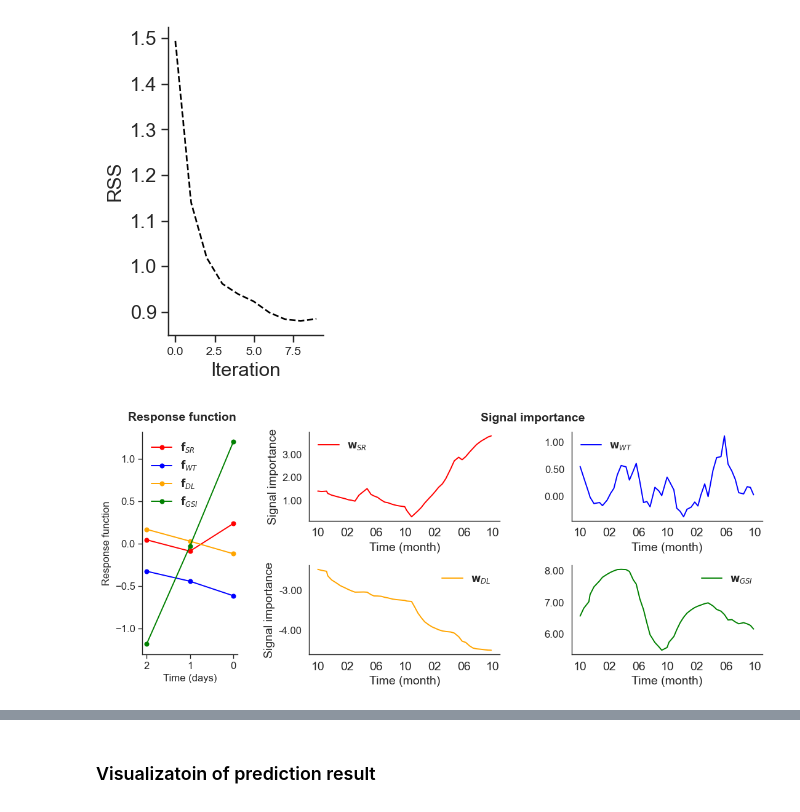
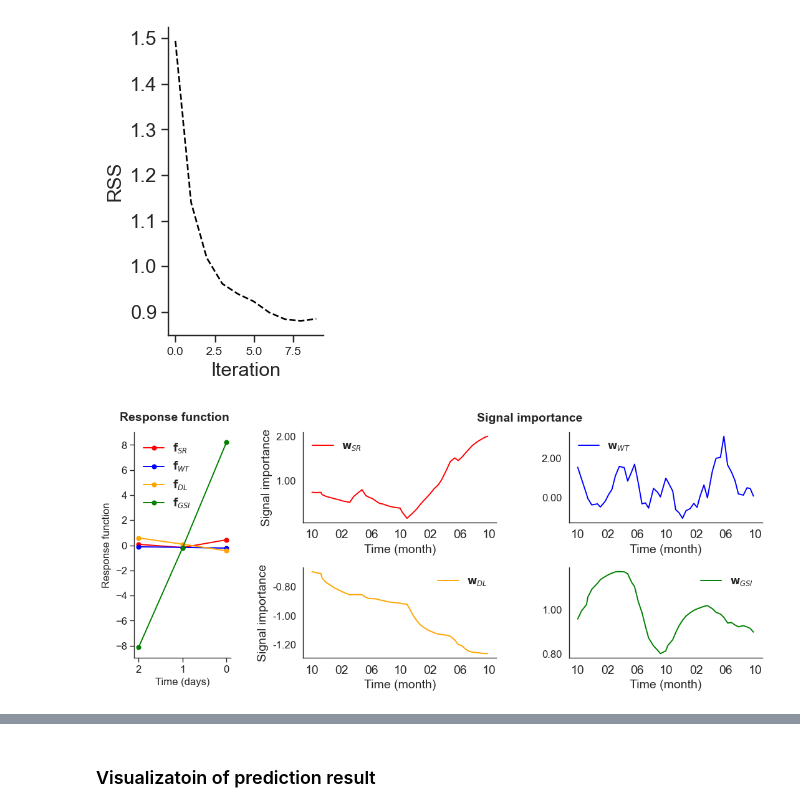
Before and after one commit to itotoma/InverseSignalImportance, a Jupyter notebook: InverseSignalImportance.ipynb, the cells around one changed output, grey strips where cells are left out. Saved outputs shown, nothing was run; the diff lists cells and outputs as text; code cells hidden in the pictures.

Commit message:
revision1

```diff
--- a/InverseSignalImportance.ipynb
+++ b/InverseSignalImportance.ipynb
@@ -96,9 +96,26 @@ def interpolate_time_series(target_df: pd.DataFrame, target_col: str, new_len: i
     return tar_interp
 
 
+def apply_gauge_fixing(response_function, importance, window_size):
+    N_SIGNALS = 4
+    """Rescale (f_i, w_i) to the canonical gauge RMS_t(w_i) = 1.
+    # add 20260806
 
-Data1input = pd.read_csv("20151001_20171015_env_inGSI.csv", index_col=0)
-Data1output = pd.read_csv("20151001_20171015_raw_GSIdata_ci.csv", index_col=0)
+    The divisor is one constant per signal, so this is an exact reparameterization:
+    waveform shapes, predictions and every correlation-based result are unchanged, and
+    no re-estimation is required.
+    """
+    filters = np.asarray(response_function, float).reshape(N_SIGNALS, window_size).copy()
+    rescaled = np.asarray(importance, float).copy()
+    for i in range(N_SIGNALS):
+        typical_importance = np.sqrt(np.mean(rescaled[:, i] ** 2))
+        filters[i] *= typical_importance
+        rescaled[:, i] /= typical_importance
+    return filters.flatten(), rescaled
+
+
+Data1input = pd.read_csv("data/20151001_20171015_env_inGSI.csv", index_col=0)
+Data1output = pd.read_csv("data/20151001_20171015_raw_GSIdata_ci.csv", index_col=0)
 
 data_set1 =  ["Female"]+ [f"Female.{i}" for i in range(1,3)] #Full model
 data_set2=   [f"Female.{i}" for i in range(3,6)] #Full model
@@ -494,13 +511,15 @@ test_score, _ = em.test(
     coef = responsefunc
 )
 
+## Added in revision
+responsefunc, signalimp = apply_gauge_fixing(responsefunc, signalimp, window_size)
+
 data = {"Time": real_times, "SR": signalimp[:,0],  "WT": signalimp[:,1], "DL": signalimp[:,2], "GSI": signalimp[:,3]}
 timevariable_df = pd.DataFrame(data=data)
 
 print("Test RSS:", test_score)
 print("Smoothed states (Signal importance) shape:", signalimp.shape)
 print("Covariance matrices shape:", P_smooth.shape)
-
 print("\nSignal importance:")
 display(timevariable_df.head(4))
 # %% [output]
@@ -584,31 +603,34 @@ ax_a.text(-0.15, 1.05, "Response function", transform=ax_a.transAxes,
 # Panel B: time-varying signal importance (2x2)
 # -------------------------------------------------------------------
 signals = ["SR", "WT", "DL", "GSI"]
 
+t = 0
+timevariable_conf = np.sqrt([P_smooth[t][0,0],P_smooth[t][1,1],P_smooth[t][2,2],P_smooth[t][3,3]])
+
 for i, (sig, col, lab) in enumerate(zip(signals, colors, labels_w)):
     ax_b[i].plot(timevariable_df["Time"], timevariable_df[sig],
                  color=col, alpha=1, linewidth=1.4, label=lab)
     ax_b[i].legend(fontsize=12, frameon=False)
     ax_b[i].spines[["top", "right"]].set_visible(False)
     ax_b[i].spines["bottom"].set_visible(True)
     ax_b[i].tick_params(left=False, bottom=False)
     ax_b[i].tick_params(axis="y", labelsize=12)
     ax_b[i].set_xticks([6 + 120*j for j in range(7)])
     ax_b[i].set_xticklabels(["10","02","06","10","02","06","10"], fontsize=14)
     ax_b[i].set_xlabel("Time (month)", fontsize=14)
     ax_b[i].yaxis.set_major_formatter(FormatStrFormatter("%1.2f"))
 
 ax_b[0].set_ylabel("Signal importance", fontsize=14)
 ax_b[2].set_ylabel("Signal importance", fontsize=14)
 ax_b[1].set_ylabel("")
 ax_b[3].set_ylabel("")
 
 ax_b[0].text(0.9, 1.12, "Signal importance", transform=ax_b[0].transAxes,
              fontsize=14, fontweight="bold")
 
 
 
 # fig.savefig("./FiguresV2/Fig2_combined.pdf", bbox_inches="tight")
 plt.show()
 # %% [output]
-[figure, old version]
+[figure, new version]
```
Also changed, not shown: parts of 16 cells of this notebook, 23 other files.
